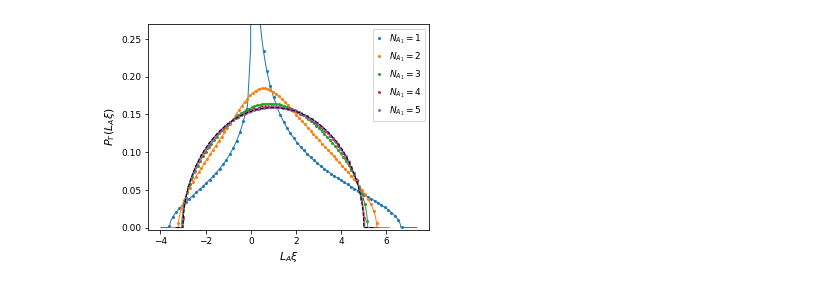
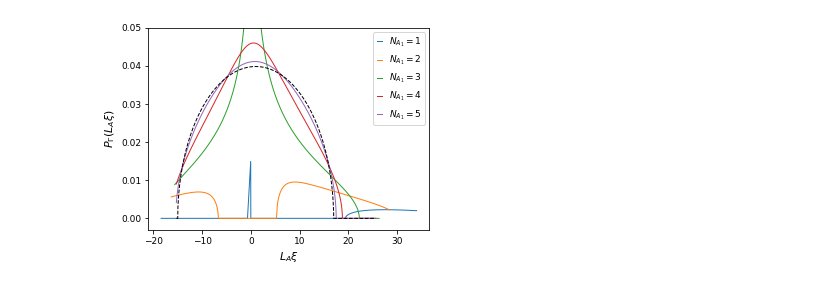
Before and after one commit to hassan-shap/RMT, a Jupyter notebook: Neg_vs_La1_draft.ipynb, the cells around one changed output. Cells and saved outputs as stored; diff of their text form; code cells hidden in the pictures.

```diff
--- a/Neg_vs_La1_draft.ipynb
+++ b/Neg_vs_La1_draft.ipynb
@@ -132,38 +121,38 @@ for i_n in range(int(Lab/2)):
 
     bins_center= (bin_edges[0:num_bins]+ bin_edges[1:])/2
     n= n/np.sum(n)/(bin_edges[1]-bin_edges[0])
-    plt.plot(bins_center,n,'o',markersize=2,color='C%d' % (i_n),label=r'$N_{A_1}=%d$' % (i_n+1) )
+#     plt.plot(bins_center,n,'o',markersize=2,color='C%d' % (i_n),label=r'$N_{A_1}=%d$' % (i_n+1) )
 
 #     xplot=np.linspace(-1,1)*1.5+1j*0
     a = Nc/Nb +1j*0
     b = Nc/Nb*Na +1j*0
 
     fx =  Nb/Nc
     fy =  Nc/pi/Nb
-    xplot= np.linspace(bins_center.min(),bins_center.max(),2000)/fx*1.1 #+1j*1e-12
+    xplot= np.linspace(bins_center.min(),bins_center.max(),2000)/fx*5.1 #+1j*1e-12
     yplot=np.abs(Gz(xplot,a,b))
     yplot_eq=Gz_eq(np.ndarray.tolist(xplot),a+1j*0,b+1j*0)
     if i_n==0:
         i1=677
         i2=701
         yplot[i2]=1.5
         inds=np.concatenate((np.arange(0,i1),np.arange(i2,len(xplot))))
-        plt.plot(xplot[inds]*fx,fy*yplot[inds],linewidth=1,color='C%d' % (i_n))
+        plt.plot(xplot[inds]*fx,fy*yplot[inds],linewidth=1,color='C%d' % (i_n),label=r'$N_{A_1}=%d$' % (i_n+1) )
 #         plt.plot(xplot[:i1]*fx,fy*yplot[:i1],linewidth=1,color='C%d' % (i_n))
 #         plt.plot(xplot[i2:]*fx,fy*yplot[i2:],linewidth=1,color='C%d' % (i_n))
 #         plt.plot(xplot*fx,fy*yplot_eq,linewidth=1,color='C%d' % (i_n))
     else:
-        plt.plot(xplot*fx,fy*yplot,linewidth=1,color='C%d' % (i_n))
-plt.ylim(-0.003,0.27)
+        plt.plot(xplot*fx,fy*yplot,linewidth=1,color='C%d' % (i_n), label=r'$N_{A_1}=%d$' % (i_n+1) )
+plt.ylim(-0.003,0.05)
 plt.legend(fontsize=fsize,handlelength=0.5)
 plt.ylabel(r'$P_\Gamma(L_A \xi)$',fontsize = fsize+2)
 plt.xlabel(r"$L_A \xi$",fontsize = fsize+2)
 # plt.xlim(-0.12,0.12)
 
 fx_semi= semicirc_dist(Na*Nb/Nc,xplot*fx,1)
 plt.plot(xplot*fx,np.real(fx_semi),'k--',linewidth=1)
 plt.tight_layout()
 # plt.savefig('figs/NS_vs_LA1_LA_%d_LB_%d.pdf' % (Lab,Lc))
 plt.show()
 # %% [output]
-[figure, old version]
+[figure, new version]
```
Also changed, not shown: parts of 1 cell of this notebook, 4 other files.
